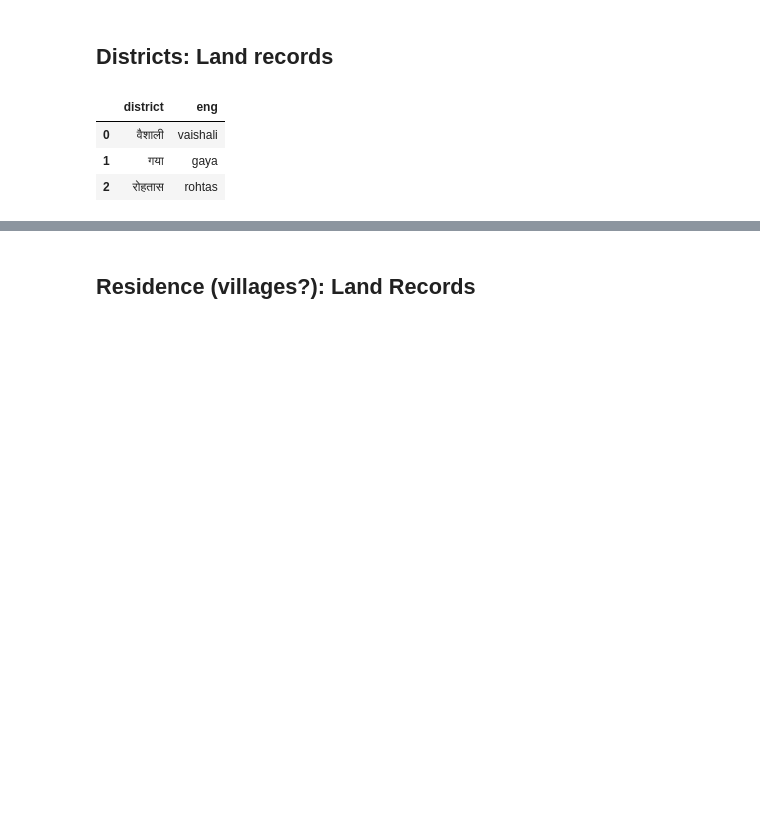
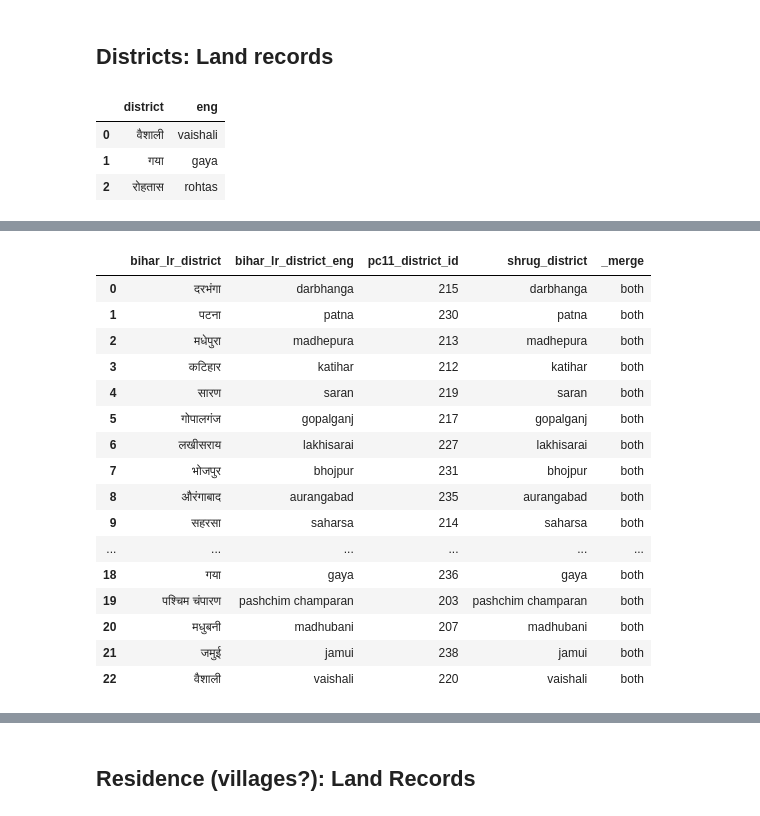
Before and after one commit to in-rolls/land, a Jupyter notebook: shrug-scratch/shrug.ipynb, the cells around one changed output, grey strips where cells are left out. Saved outputs shown, nothing was run; the diff lists cells and outputs as text; code cells hidden in the pictures; blank space fills up the shorter version.

```diff
--- a/shrug-scratch/shrug.ipynb
+++ b/shrug-scratch/shrug.ipynb
@@ -320,0 +317,26 @@ df_districts.sort_values("_merge")
+# %%
+# Show successful merges
+(df_districts
+ .sort_values("_merge")
+ .query("_merge=='both'")
+ .remove_columns(["pc11_state_id", "geometry"])
+ .reset_index(drop=True)
+)
+# %% [output]
+|  | bihar_lr_district | bihar_lr_district_eng | pc11_district_id | shrug_district | _merge |
+| 0 | दरभंगा | darbhanga | 215 | darbhanga | both |
+| 1 | पटना | patna | 230 | patna | both |
+| 2 | मधेपुरा | madhepura | 213 | madhepura | both |
+| 3 | कटिहार | katihar | 212 | katihar | both |
+| 4 | सारण | saran | 219 | saran | both |
+| 5 | गोपालगंज | gopalganj | 217 | gopalganj | both |
+| 6 | लखीसराय | lakhisarai | 227 | lakhisarai | both |
+| 7 | भोजपुर | bhojpur | 231 | bhojpur | both |
+| 8 | औरंगाबाद | aurangabad | 235 | aurangabad | both |
+| 9 | सहरसा | saharsa | 214 | saharsa | both |
+| ... | ... | ... | ... | ... | ... |
+| 18 | गया | gaya | 236 | gaya | both |
+| 19 | पश्चिम चंपारण | pashchim champaran | 203 | pashchim champaran | both |
+| 20 | मधुबनी | madhubani | 207 | madhubani | both |
+| 21 | जमुई | jamui | 238 | jamui | both |
+| 22 | वैशाली | vaishali | 220 | vaishali | both |
```
Also changed, not shown: parts of 9 cells of this notebook.
